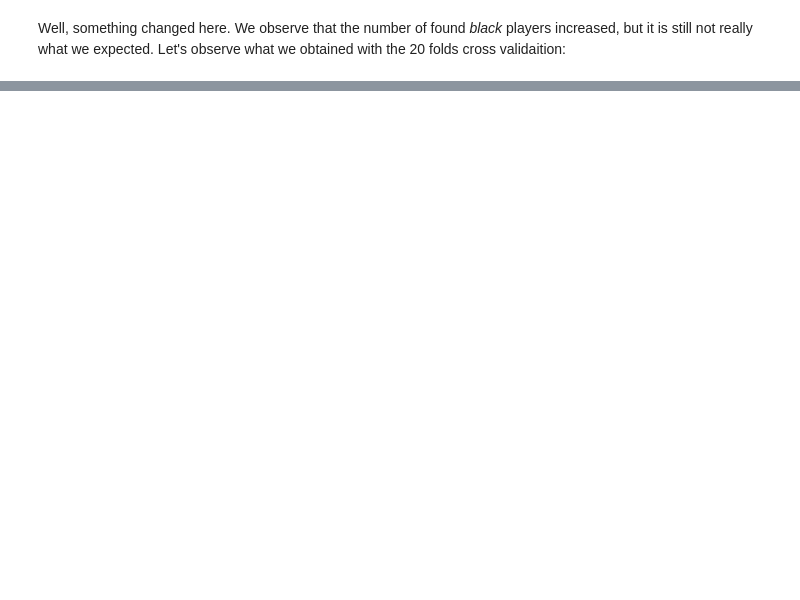
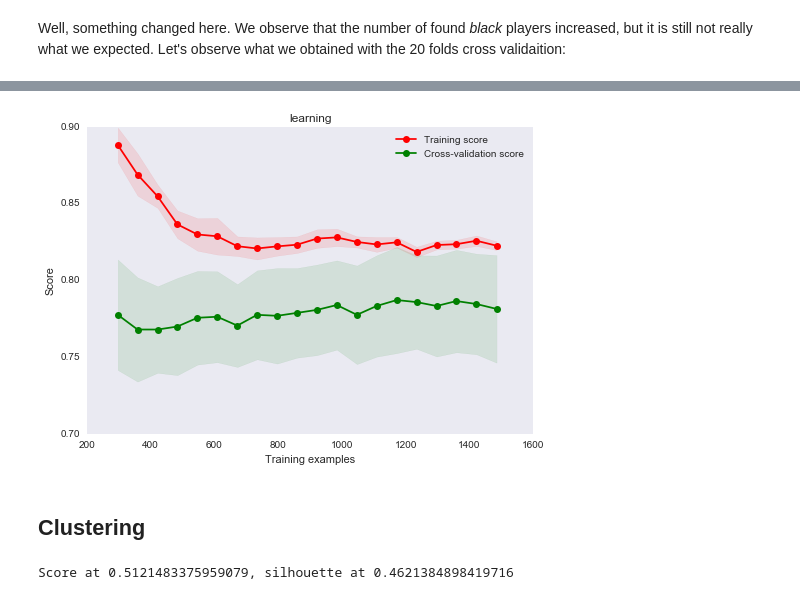
Before and after one commit to Rivollet/ADAHomework, a Jupyter notebook: 04 - Applied ML/HW4 - Applied Machine Learning.ipynb, the cells around one changed output, grey strips where cells are left out. Cells and saved outputs as stored; diff of their text form; code cells hidden in the pictures; blank space fills up the shorter version.

```diff
--- a/04 - Applied ML/HW4 - Applied Machine Learning.ipynb
+++ b/04 - Applied ML/HW4 - Applied Machine Learning.ipynb
@@ -424,0 +531,7 @@ array([[1185,    1],
+# %%
+n_estimators = 40
+max_depth = 6
+estimator = RandomForestClassifier(n_estimators=n_estimators, max_depth=max_depth)
+title = 'Learning Curve for n_estim={} and depth={}'.format(n_estimators, max_depth)
+plot_learning_curve(estimator, 'learning', X, y, ylim=(0.7, 0.9), cv=20, train_sizes=train_sizes)
+# %% [output]
@@ -424,0 +539,3 @@ array([[1185,    1],
+[figure, added]
+# %% [markdown]
+## Clustering
@@ -424,0 +550,16 @@ array([[1185,    1],
+# %%
+def perform_kmean(X):
+
+    kmeansClassifier = KMeans(n_clusters=2)
+    kmeansClassifier.fit(X)
+    prediction = kmeansClassifier.predict(X)
+    silhouette = silhouette_score(X, prediction, metric='euclidean')
+
+    auxi = (y == prediction).sum() / len(y)
+    score = max(auxi, 1-auxi)
+    return prediction, score, silhouette
+
+prediction, score, silhouette = perform_kmean(X)
+print('Score at {}, silhouette at {}'.format(score, silhouette))
+# %% [output]
+Score at 0.5121483375959079, silhouette at 0.4621384898419716
```
Also changed, not shown: parts of 30 cells of this notebook, 3 other files.
